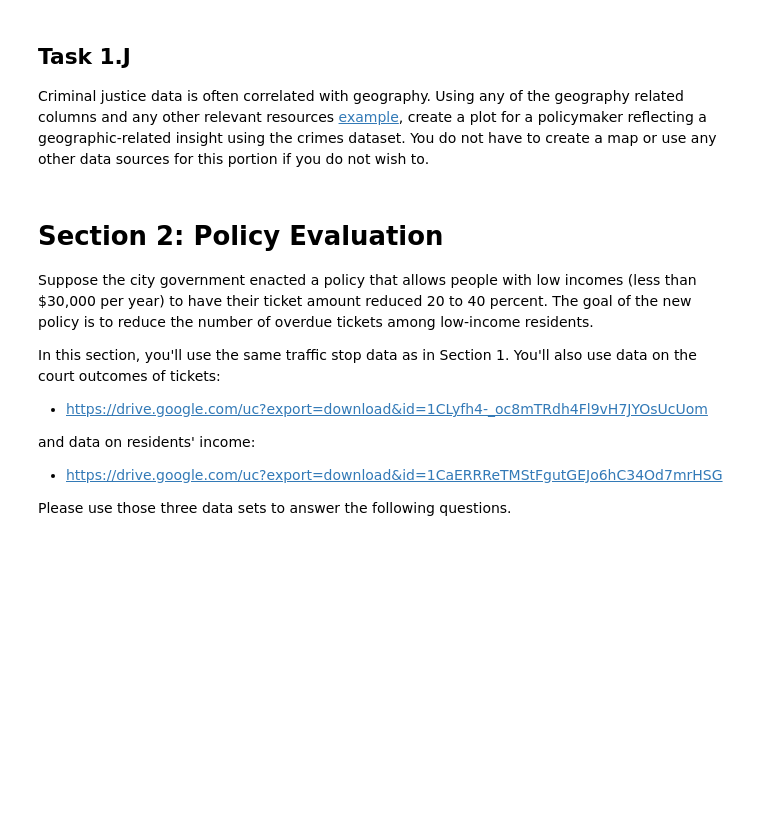
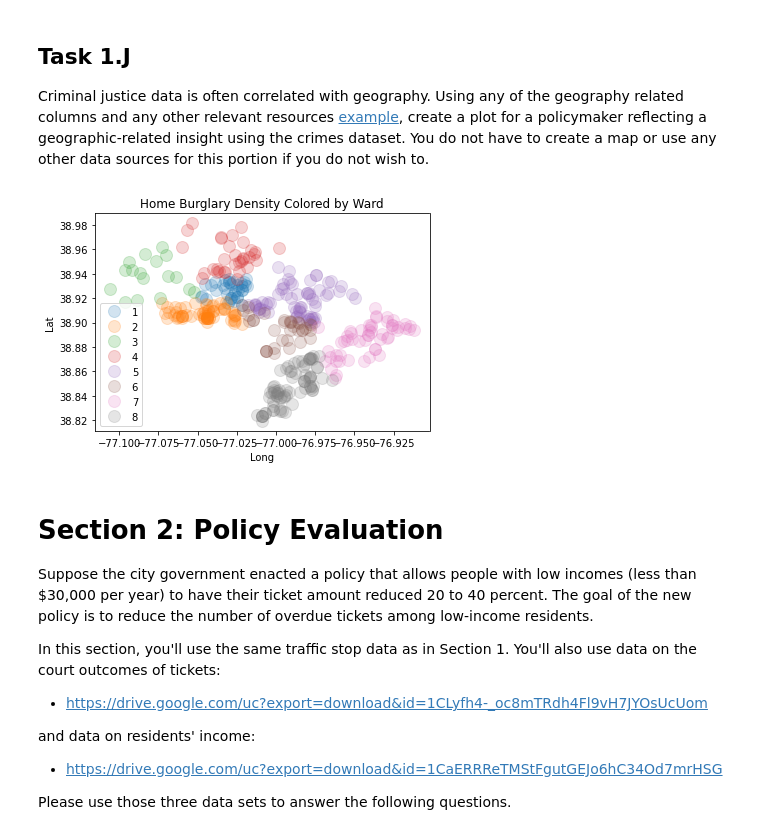
Before and after one commit to dylanmortimer12/ScoutingReport, a Jupyter notebook: JIL_Visualizer_Performance_Task.ipynb, the cells around one changed output. Drawn from its saved outputs; the diff is of its cells as text; code cells hidden in the pictures; blank space fills up the shorter version.

```diff
--- a/JIL_Visualizer_Performance_Task.ipynb
+++ b/JIL_Visualizer_Performance_Task.ipynb
@@ -238,6 +314,28 @@ Create a plot using the `offenses_by_month` dataset that a policy maker would fi
 # %% [markdown]
 ## Task 1.J
 Criminal justice data is often correlated with geography. Using any of the geography related columns and any other relevant resources [example](https://opendata.dc.gov/datasets/ward-from-2012), create a plot for a policymaker reflecting a geographic-related insight using the crimes dataset. You do not have to create a map or use any other data sources for this portion if you do not wish to.
+# %%
+# get vehicle theft data
+vehicle_df = crime_df.loc[crime_df['OFFENSE'] == 'BURGLARY - HOME']
+
+groups = vehicle_df.groupby('WARD')
+
+fig3, ax3 = plt.subplots()
+for name, group in groups:
+    plt.plot(group['X'], group['Y'], marker='o', linestyle='', alpha = .2, markersize=12, label=name)
+
+ax3.set(xlabel='Long', ylabel='Lat',
+       title='Home Burglary Density Colored by Ward')
+plt.legend()
+plt.show()
+
+"""
+This plot shows the density of home burglaries by location/ward. We can see
+that Ward 2 has some especially dense areas while ward 3 has far less density than
+the rest of the Wards
+"""
+# %% [output]
+[figure, added]
 # %% [markdown]
 # Section 2: Policy Evaluation
 Suppose the city government enacted a policy that allows people with low incomes (less than $30,000 per year) to have their ticket amount reduced 20 to 40 percent. The goal of the new policy is to reduce the number of overdue tickets among low-income residents.
```
Also changed, not shown: parts of 8 cells of this notebook.
